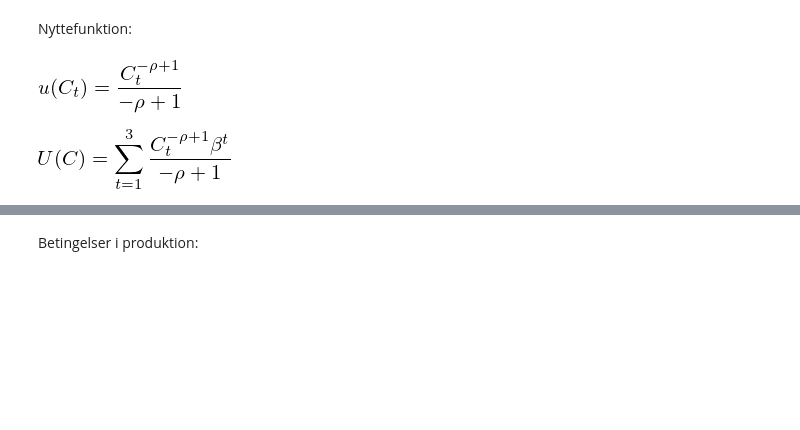
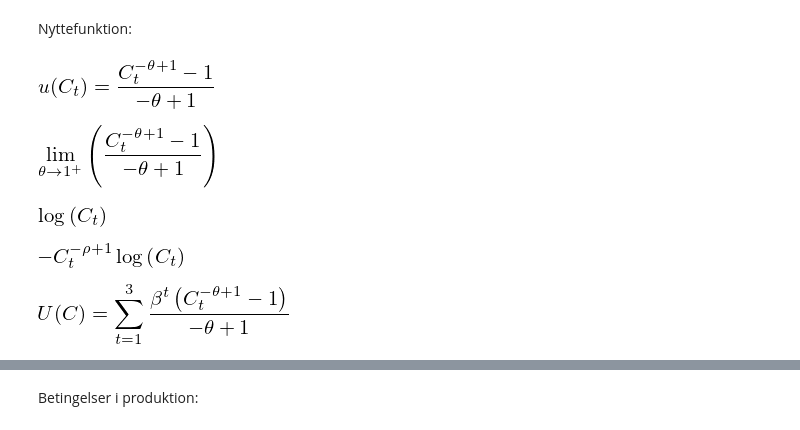
Before and after one commit to NumEconCopenhagen/projects-2019-unity, a Jupyter notebook: modelproject/modelproject/Rod/Solow_RD.ipynb, the cells around one changed output, grey strips where cells are left out. Drawn from its saved outputs; the diff is of its cells as text; code cells hidden in the pictures; blank space fills up the shorter version.

```diff
--- a/modelproject/modelproject/Rod/Solow_RD.ipynb
+++ b/modelproject/modelproject/Rod/Solow_RD.ipynb
@@ -45,3 +53,7 @@ uc = sm.Function('u')(ct)
 u = sm.Function('U')(c)
 # %% [markdown]
 Nyttefunktion:
+# %%
+sm.Eq(uc,(ct**(1-theta)-1)/(1-theta))
+# %% [output]
+[figure, added]
@@ -48,8 +62,16 @@ Nyttefunktion:
+# %%
+hello
+# %% [output]
+[figure, added]
+# %%
+hello.doit()
+# %% [output]
+[figure, added]
 # %%
-sm.Eq(uc,ct**(1-rho)/(1-rho))
+sm.diff(ct**(1-rho),rho)
 # %% [output]
-[figure, old version]
+[figure, new version]
 # %%
-sm.Eq(u,sm.Sum(beta**t*ct**(1-rho)/(1-rho),(t,1,3)))
+sm.Eq(u,sm.Sum(beta**t*(ct**(1-theta)-1)/(1-theta),(t,1,3)))
 # %% [output]
-[figure, old version]
+[figure, new version]
```
Also changed, not shown: parts of 99 cells of this notebook, 3 other files.
